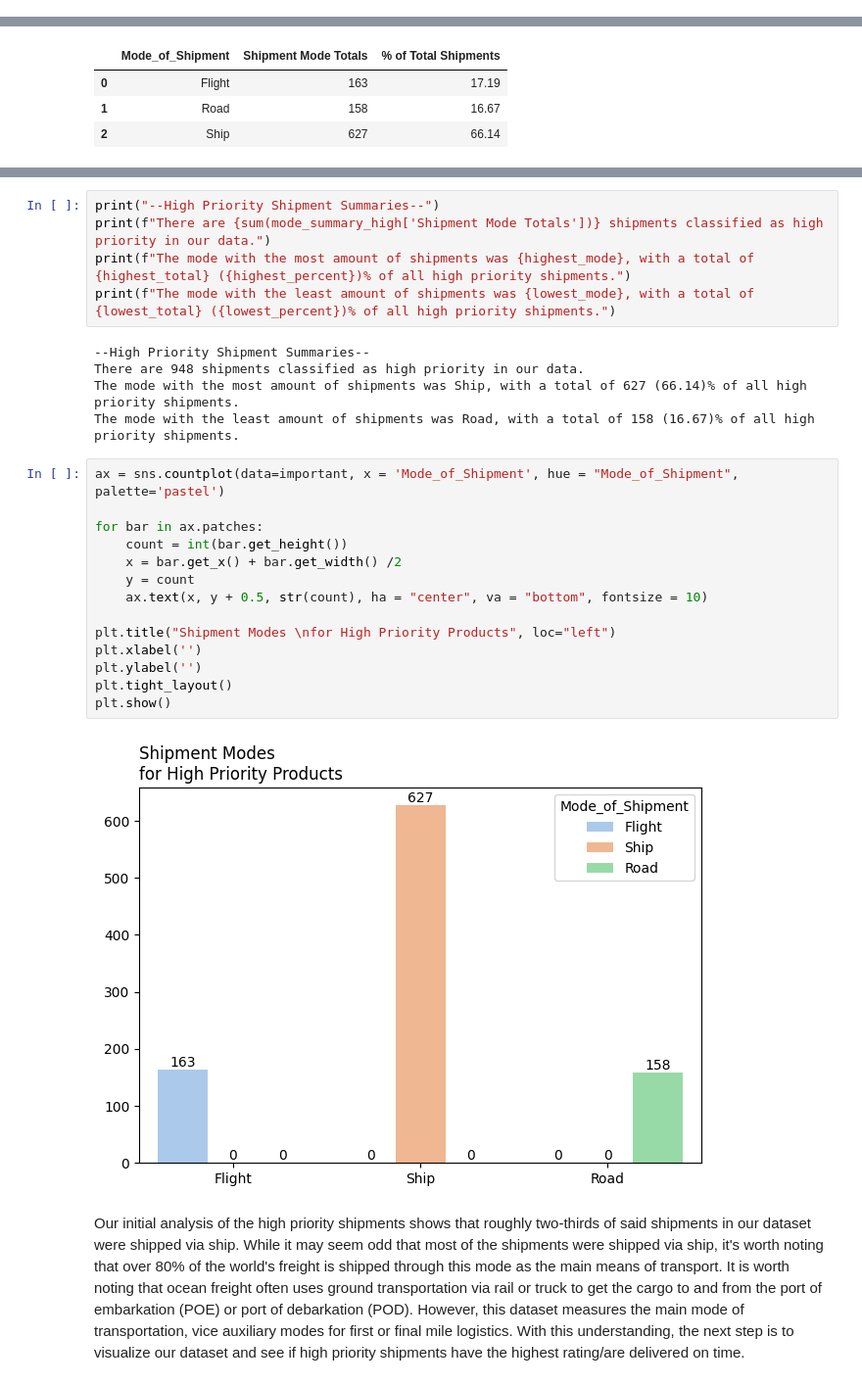
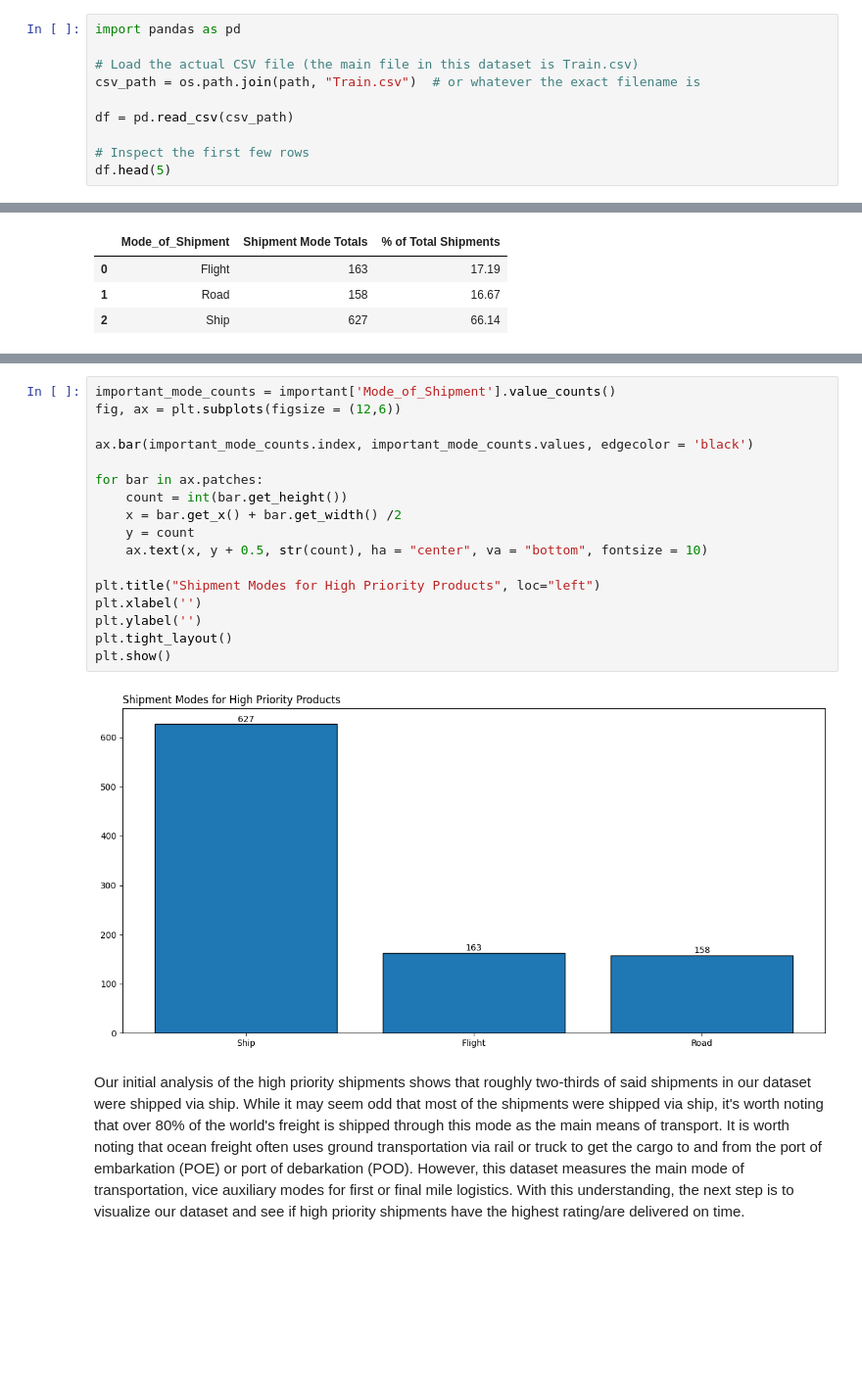
Before and after one commit to deodice/portfolio, a Jupyter notebook: e-commerce-shipping-analysis.ipynb, the cells around one changed output, grey strips where cells are left out. Shown: that part at 98% size. Cells and saved outputs as stored; diff of their text form; blank space fills up the shorter version.

```diff
--- a/e-commerce-shipping-analysis.ipynb
+++ b/e-commerce-shipping-analysis.ipynb
@@ -56,0 +74,10 @@ df.head(5)
+# %%
+import pandas as pd
+
+# Load the actual CSV file (the main file in this dataset is Train.csv)
+csv_path = os.path.join(path, "Train.csv")  # or whatever the exact filename is
+
+df = pd.read_csv(csv_path)
+
+# Inspect the first few rows
+df.head(5)
@@ -441,28 +525,21 @@ total_shipments = row_with_highest_shipments['Mode_of_Shipment']
-# %%
-print("--High Priority Shipment Summaries--")
-print(f"There are {sum(mode_summary_high['Shipment Mode Totals'])} shipments classified as high priority in our data.")
-print(f"The mode with the most amount of shipments was {highest_mode}, with a total of {highest_total} ({highest_percent})% of all high priority shipments.")
-print(f"The mode with the least amount of shipments was {lowest_mode}, with a total of {lowest_total} ({lowest_percent})% of all high priority shipments.")
-# %% [output]
---High Priority Shipment Summaries--
-There are 948 shipments classified as high priority in our data.
-The mode with the most amount of shipments was Ship, with a total of 627 (66.14)% of all high priority shipments.
-The mode with the least amount of shipments was Road, with a total of 158 (16.67)% of all high priority shipments.
 # %%
-ax = sns.countplot(data=important, x = 'Mode_of_Shipment', hue = "Mode_of_Shipment", palette='pastel')
+important_mode_counts = important['Mode_of_Shipment'].value_counts()
+fig, ax = plt.subplots(figsize = (12,6))
+
+ax.bar(important_mode_counts.index, important_mode_counts.values, edgecolor = 'black')
 
 for bar in ax.patches:
     count = int(bar.get_height())
     x = bar.get_x() + bar.get_width() /2
     y = count
     ax.text(x, y + 0.5, str(count), ha = "center", va = "bottom", fontsize = 10)
 
-plt.title("Shipment Modes \nfor High Priority Products", loc="left")
+plt.title("Shipment Modes for High Priority Products", loc="left")
 plt.xlabel('')
 plt.ylabel('')
 plt.tight_layout()
 plt.show()
 # %% [output]
-[figure, old version]
+[figure, new version]
 # %% [markdown]
 Our initial analysis of the high priority shipments shows that roughly two-thirds of said shipments in our dataset were shipped via ship. While it may seem odd that most of the shipments were shipped via ship, it's worth noting that over 80% of the world's freight is shipped through this mode as the main means of transport. It is worth noting that ocean freight often uses ground transportation via rail or truck to get the cargo to and from the port of embarkation (POE) or port of debarkation (POD). However, this dataset measures the main mode of transportation, vice auxiliary modes for first or final mile logistics. With this understanding, the next step is to visualize our dataset and see if high priority shipments have the highest rating/are delivered on time.
```
Also changed, not shown: parts of 32 cells of this notebook.
